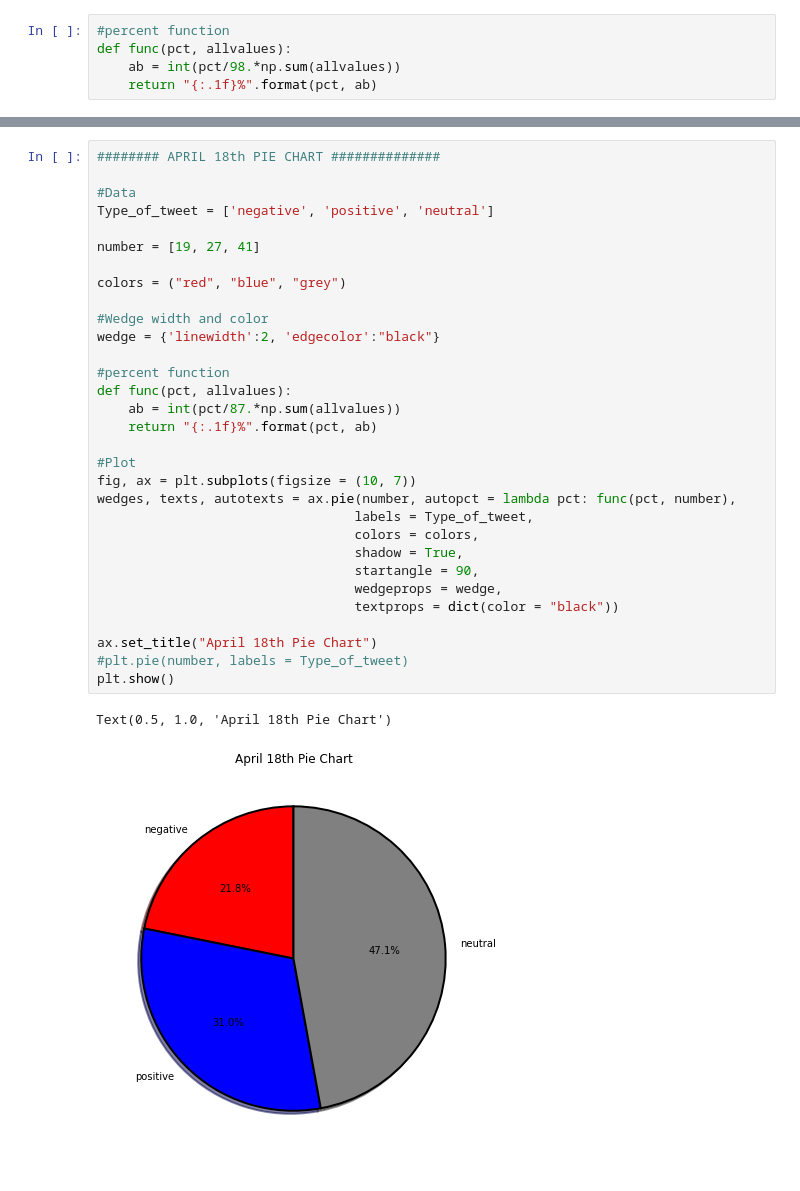
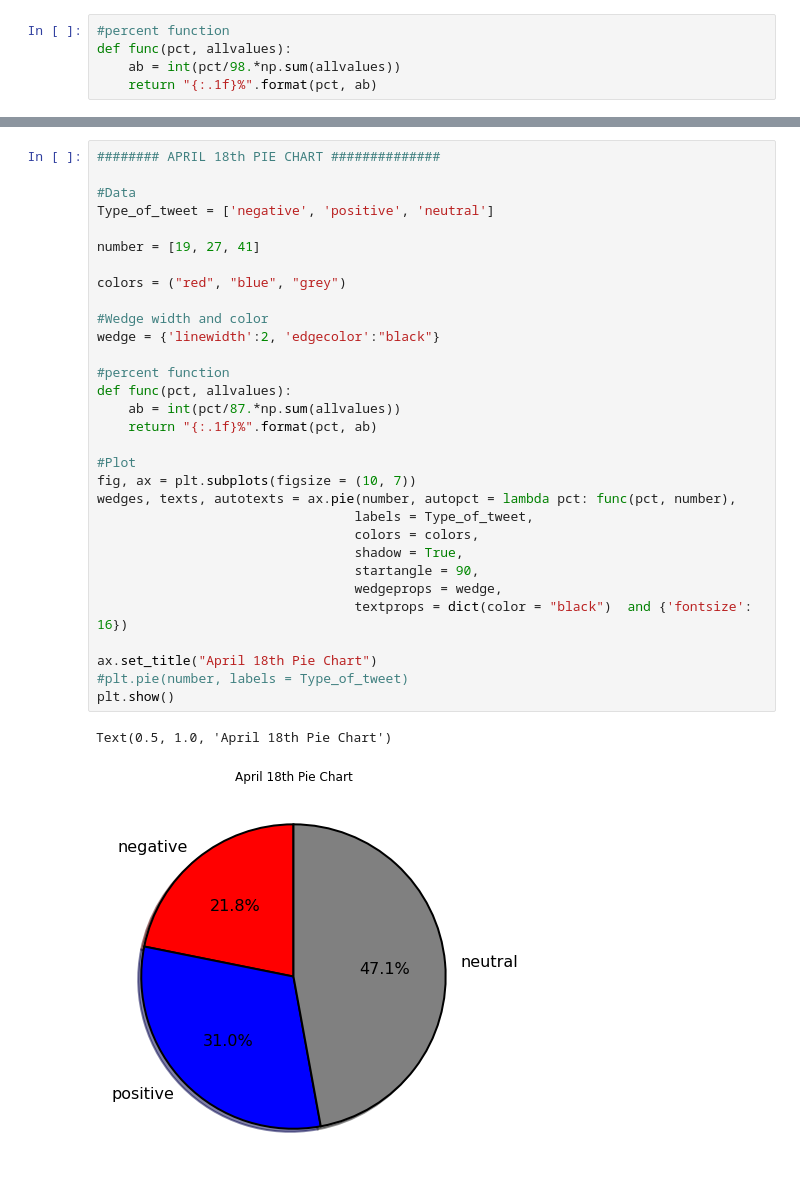
Before and after one commit to jthoma25/Biden_Approval, a Jupyter notebook: Plotting Analysis.ipynb, the cells around one changed output, grey strips where cells are left out. Saved outputs shown, nothing was run; the diff lists cells and outputs as text.

```diff
--- a/Plotting Analysis.ipynb
+++ b/Plotting Analysis.ipynb
@@ -178,35 +179,35 @@ Text(0.5, 1.0, 'April 17th Pie Chart')
 
 #Data
 Type_of_tweet = ['negative', 'positive', 'neutral']
 
 number = [19, 27, 41]
 
 colors = ("red", "blue", "grey")
 
 #Wedge width and color
 wedge = {'linewidth':2, 'edgecolor':"black"}
 
 #percent function
 def func(pct, allvalues):
     ab = int(pct/87.*np.sum(allvalues))
     return "{:.1f}%".format(pct, ab)
 
 #Plot
 fig, ax = plt.subplots(figsize = (10, 7))
 wedges, texts, autotexts = ax.pie(number, autopct = lambda pct: func(pct, number),
                                  labels = Type_of_tweet,
                                  colors = colors,
                                  shadow = True,
                                  startangle = 90,
                                  wedgeprops = wedge,
-                                 textprops = dict(color = "black"))
+                                 textprops = dict(color = "black")  and {'fontsize': 16})
 
 ax.set_title("April 18th Pie Chart")
 #plt.pie(number, labels = Type_of_tweet)
 plt.show()
 # %% [output]
 Text(0.5, 1.0, 'April 18th Pie Chart')
-[figure, old version]
+[figure, new version]
 # %%
 ######## APRIL 19th PIE CHART ##############
 
```
Also changed, not shown: parts of 20 cells of this notebook.
